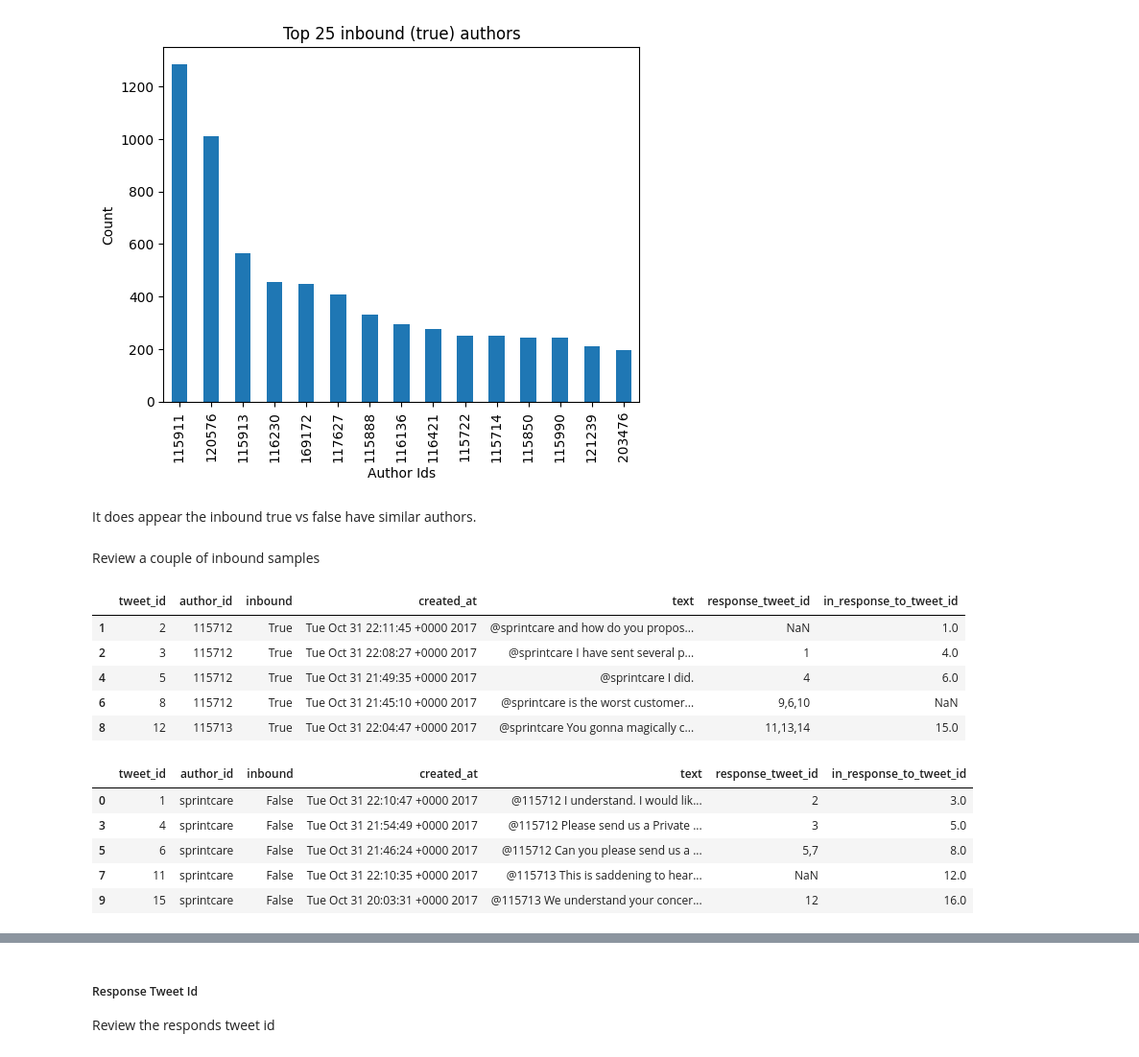
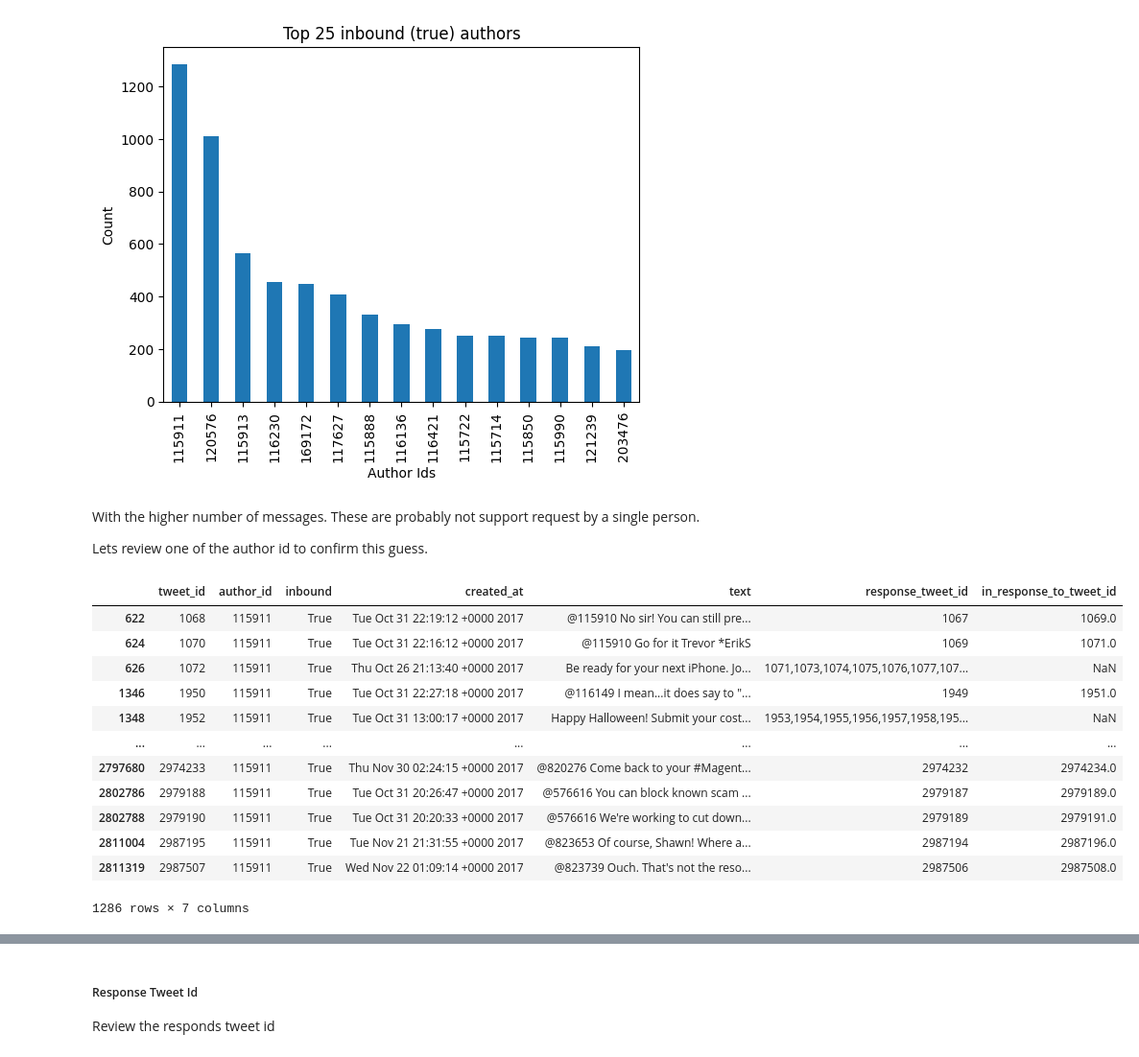
Before and after one commit to erictlong/customer-support-automation, a Jupyter notebook: data analytics/dataReview.ipynb, the cells around one changed output, grey strips where cells are left out. Shown at 96% size. Cells and saved outputs as stored; diff of their text form; code cells hidden in the pictures.

```diff
--- a/data analytics/dataReview.ipynb
+++ b/data analytics/dataReview.ipynb
@@ -140,25 +182,23 @@ plt.show()
 # %% [output]
 [figure]
 [figure]
-# %% [markdown]
-It does appear the inbound true vs false have similar authors.
-# %% [markdown]
-Review a couple of inbound samples
-# %%
-df[df['inbound'] == True].head()
-# %% [output]
-|  | tweet_id | author_id | inbound | created_at | text | response_tweet_id | in_response_to_tweet_id |
-| 1 | 2 | 115712 | True | Tue Oct 31 22:11:45 +0000 2017 | @sprintcare and how do you propos... | NaN | 1.0 |
-| 2 | 3 | 115712 | True | Tue Oct 31 22:08:27 +0000 2017 | @sprintcare I have sent several p... | 1 | 4.0 |
-| 4 | 5 | 115712 | True | Tue Oct 31 21:49:35 +0000 2017 | @sprintcare I did. | 4 | 6.0 |
-| 6 | 8 | 115712 | True | Tue Oct 31 21:45:10 +0000 2017 | @sprintcare is the worst customer... | 9,6,10 | NaN |
-| 8 | 12 | 115713 | True | Tue Oct 31 22:04:47 +0000 2017 | @sprintcare You gonna magically c... | 11,13,14 | 15.0 |
-# %%
-df[df['inbound'] == False].head()
-# %% [output]
-|  | tweet_id | author_id | inbound | created_at | text | response_tweet_id | in_response_to_tweet_id |
-| 0 | 1 | sprintcare | False | Tue Oct 31 22:10:47 +0000 2017 | @115712 I understand. I would lik... | 2 | 3.0 |
-| 3 | 4 | sprintcare | False | Tue Oct 31 21:54:49 +0000 2017 | @115712 Please send us a Private ... | 3 | 5.0 |
-| 5 | 6 | sprintcare | False | Tue Oct 31 21:46:24 +0000 2017 | @115712 Can you please send us a ... | 5,7 | 8.0 |
-| 7 | 11 | sprintcare | False | Tue Oct 31 22:10:35 +0000 2017 | @115713 This is saddening to hear... | NaN | 12.0 |
-| 9 | 15 | sprintcare | False | Tue Oct 31 20:03:31 +0000 2017 | @115713 We understand your concer... | 12 | 16.0 |
+# %% [markdown]
+With the higher number of messages. These are probably not support request by a single person.
+
+Lets review one of the author id to confirm this guess.
+# %%
+df[df['author_id'] == '115911']
+# %% [output]
+|  | tweet_id | author_id | inbound | created_at | text | response_tweet_id | in_response_to_tweet_id |
+| 622 | 1068 | 115911 | True | Tue Oct 31 22:19:12 +0000 2017 | @115910 No sir! You can still pre... | 1067 | 1069.0 |
+| 624 | 1070 | 115911 | True | Tue Oct 31 22:16:12 +0000 2017 | @115910 Go for it Trevor *ErikS | 1069 | 1071.0 |
+| 626 | 1072 | 115911 | True | Thu Oct 26 21:13:40 +0000 2017 | Be ready for your next iPhone. Jo... | 1071,1073,1074,1075,1076,1077,107... | NaN |
+| 1346 | 1950 | 115911 | True | Tue Oct 31 22:27:18 +0000 2017 | @116149 I mean...it does say to "... | 1949 | 1951.0 |
+| 1348 | 1952 | 115911 | True | Tue Oct 31 13:00:17 +0000 2017 | Happy Halloween! Submit your cost... | 1953,1954,1955,1956,1957,1958,195... | NaN |
+| ... | ... | ... | ... | ... | ... | ... | ... |
+| 2797680 | 2974233 | 115911 | True | Thu Nov 30 02:24:15 +0000 2017 | @820276 Come back to your #Magent... | 2974232 | 2974234.0 |
+| 2802786 | 2979188 | 115911 | True | Tue Oct 31 20:26:47 +0000 2017 | @576616 You can block known scam ... | 2979187 | 2979189.0 |
+| 2802788 | 2979190 | 115911 | True | Tue Oct 31 20:20:33 +0000 2017 | @576616 We're working to cut down... | 2979189 | 2979191.0 |
+| 2811004 | 2987195 | 115911 | True | Tue Nov 21 21:31:55 +0000 2017 | @823653 Of course, Shawn! Where a... | 2987194 | 2987196.0 |
+| 2811319 | 2987507 | 115911 | True | Wed Nov 22 01:09:14 +0000 2017 | @823739 Ouch. That's not the reso... | 2987506 | 2987508.0 |
+1286 rows × 7 columns
```
Also changed, not shown: parts of 28 cells of this notebook.
